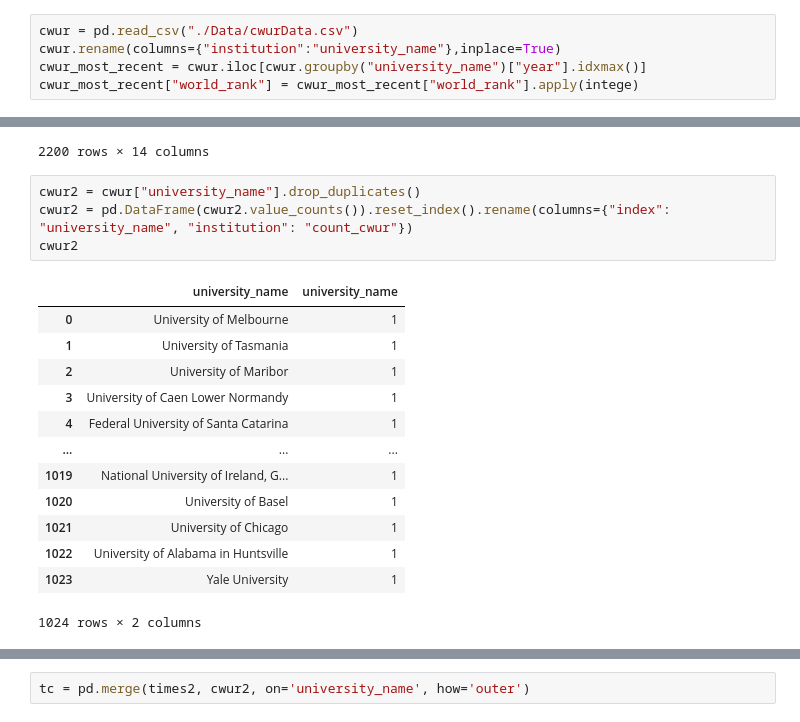
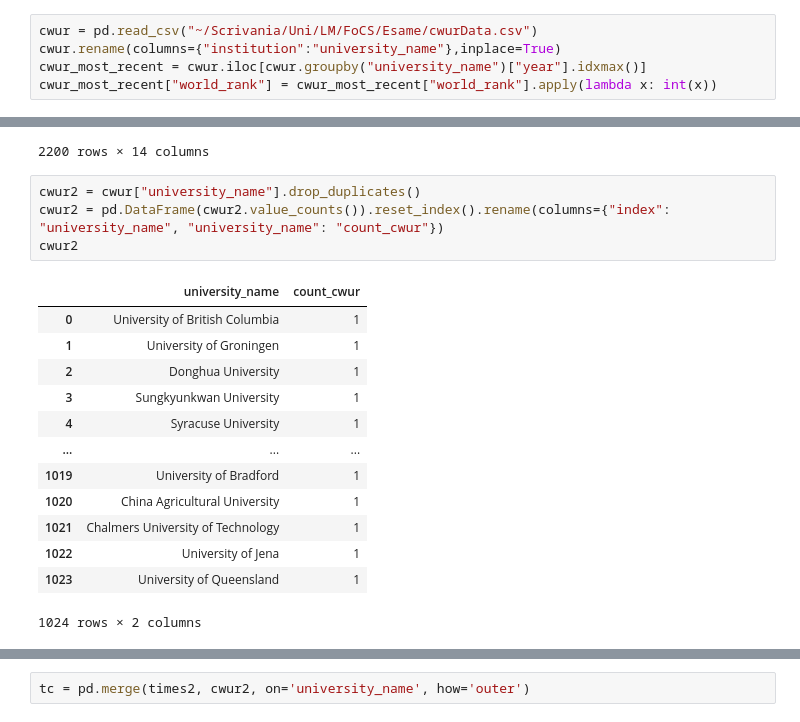
Before and after one commit to giodefa96/Final_Project_CS_A51, a Jupyter notebook: Script-matteo.ipynb, the cells around one changed output, grey strips where cells are left out. Drawn from its saved outputs; the diff is of its cells as text.

```diff
--- a/Script-matteo.ipynb
+++ b/Script-matteo.ipynb
@@ -180,8 +139,8 @@ shan_most_recent
 # %%
-cwur = pd.read_csv("./Data/cwurData.csv")
+cwur = pd.read_csv("~/Scrivania/Uni/LM/FoCS/Esame/cwurData.csv")
 cwur.rename(columns={"institution":"university_name"},inplace=True)
 cwur_most_recent = cwur.iloc[cwur.groupby("university_name")["year"].idxmax()]
-cwur_most_recent["world_rank"] = cwur_most_recent["world_rank"].apply(intege)
+cwur_most_recent["world_rank"] = cwur_most_recent["world_rank"].apply(lambda x: int(x))
 # %% [output]
 A value is trying to be set on a copy of a slice from a DataFrame.
 Try using .loc[row_indexer,col_indexer] = value instead
@@ -469,21 +428,21 @@ cwur
 2200 rows × 14 columns
 # %%
 cwur2 = cwur["university_name"].drop_duplicates()
-cwur2 = pd.DataFrame(cwur2.value_counts()).reset_index().rename(columns={"index": "university_name", "institution": "count_cwur"})
+cwur2 = pd.DataFrame(cwur2.value_counts()).reset_index().rename(columns={"index": "university_name", "university_name": "count_cwur"})
 cwur2
 # %% [output]
-|  | university_name | university_name |
-| 0 | University of Melbourne | 1 |
-| 1 | University of Tasmania | 1 |
-| 2 | University of Maribor | 1 |
-| 3 | University of Caen Lower Normandy | 1 |
-| 4 | Federal University of Santa Catarina | 1 |
+|  | university_name | count_cwur |
+| 0 | University of British Columbia | 1 |
+| 1 | University of Groningen | 1 |
+| 2 | Donghua University | 1 |
+| 3 | Sungkyunkwan University | 1 |
+| 4 | Syracuse University | 1 |
 | ... | ... | ... |
-| 1019 | National University of Ireland, G... | 1 |
-| 1020 | University of Basel | 1 |
-| 1021 | University of Chicago | 1 |
-| 1022 | University of Alabama in Huntsville | 1 |
-| 1023 | Yale University | 1 |
+| 1019 | University of Bradford | 1 |
+| 1020 | China Agricultural University | 1 |
+| 1021 | Chalmers University of Technology | 1 |
+| 1022 | University of Jena | 1 |
+| 1023 | University of Queensland | 1 |
 1024 rows × 2 columns
 # %%
 shan2 = shan['university_name'].drop_duplicates()
```
Also changed, not shown: parts of 23 cells of this notebook.
